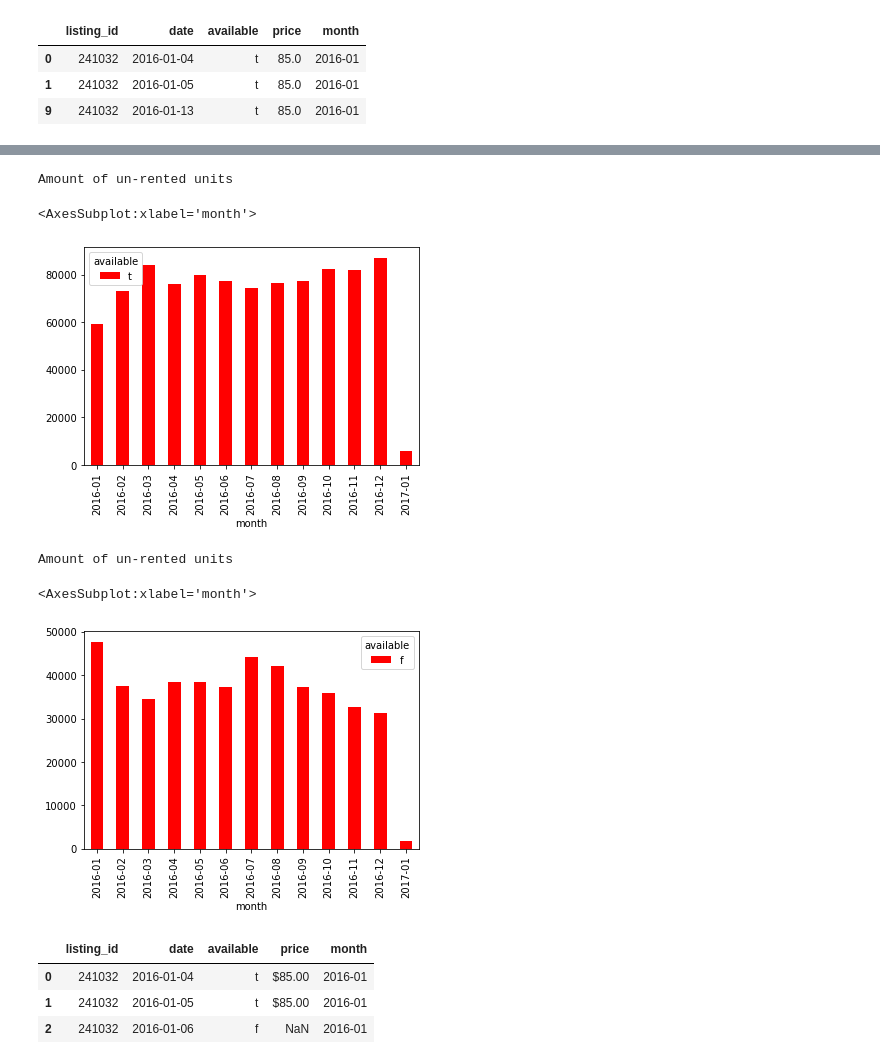
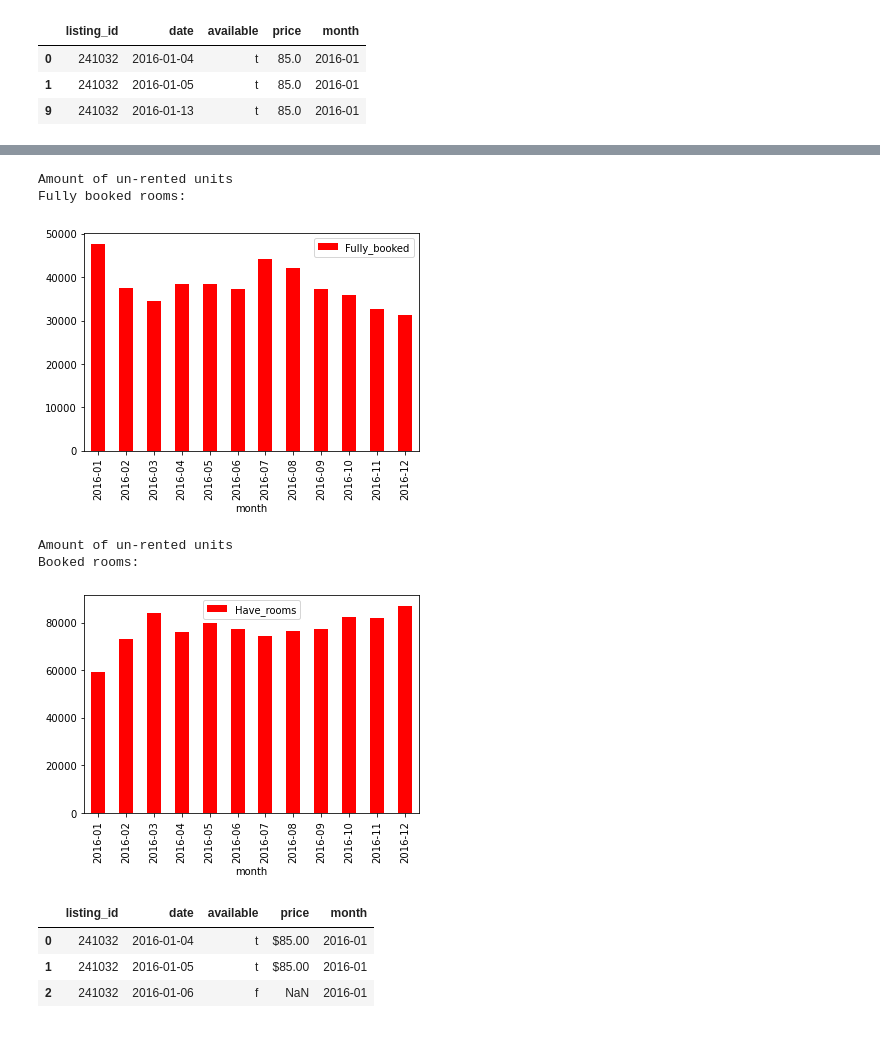
Before and after one commit to Oren14/Seattle-Airbnb-Exploration, a Jupyter notebook: Seattle_Airbnb.ipynb, the cells around one changed output, grey strips where cells are left out. Saved outputs shown, nothing was run; the diff lists cells and outputs as text; code cells hidden in the pictures.

Commit message:
modified:   Seattle_Airbnb.ipynb - new graphs was add

```diff
--- a/Seattle_Airbnb.ipynb
+++ b/Seattle_Airbnb.ipynb
@@ -8,6 +8,14 @@ from datetime import datetime as dt
 import seaborn as sns
 from datetime import datetime
 # %%
+'''
+This section loads the 3 DF's and takes only 2016 data
+'''
+
 df_calendar = pd.read_csv('raw_data/calendar.csv')
 df_listings = pd.read_csv('raw_data/listings.csv')
 df_reviews = pd.read_csv('raw_data/reviews.csv')
+
+# want to use 2016 data
+df_calendar = df_calendar[df_calendar['date']<'2017-01-01']
+df_reviews = df_reviews[df_reviews['date']<'2017-01-01']
@@ -47,5 +65,9 @@ Average price month
 # %%
+# Lets take a look at a stacked bar graph to see when rooms are free!
+# Creating pivot table to get us the data in the right order for the graph
+
 df_piv = df_calendar.groupby(by=['available','month'], as_index=False).count().pivot(columns='available',values='listing_id',index='month').reset_index()
-df_piv.plot(kind='bar', stacked=True, color=['skyblue', 'red'],x='month',y=['t','f'])
-print('Amount of rented units')
+df_piv.columns = ['month','Fully_booked','Have_rooms']
+df_piv.plot(kind='bar', stacked=True, color=['skyblue','red'],x='month',y=['Have_rooms','Fully_booked'])
+print('Amount of free units')
 # %% [output]
@@ -54,17 +93,20 @@ Amount of rented units
 # %%
+# Lets take a look at the fully booked data
 print('Amount of un-rented units')
-df_piv.plot(kind='bar', stacked=True, color=['red'],x='month',y=['t'])
+df_piv.plot(kind='bar', stacked=True, color=['red'],x='month',y=['Fully_booked'])
+print('Fully booked rooms:')
 # %% [output]
 Amount of un-rented units
+Fully booked rooms:
-<AxesSubplot:xlabel='month'>
-[figure, old version]
+[figure, new version]
 # %%
 print('Amount of un-rented units')
-df_piv.plot(kind='bar', stacked=True, color=['red'],x='month',y=['f'])
+df_piv.plot(kind='bar', stacked=True, color=['red'],x='month',y=['Have_rooms'])
+print('Booked rooms:')
 # %% [output]
 Amount of un-rented units
+Booked rooms:
-<AxesSubplot:xlabel='month'>
-[figure, old version]
+[figure, new version]
 # %%
 # hold the data of listing, the date and price
 df_calendar[0:3]
```
Also changed, not shown: parts of 22 cells of this notebook.
